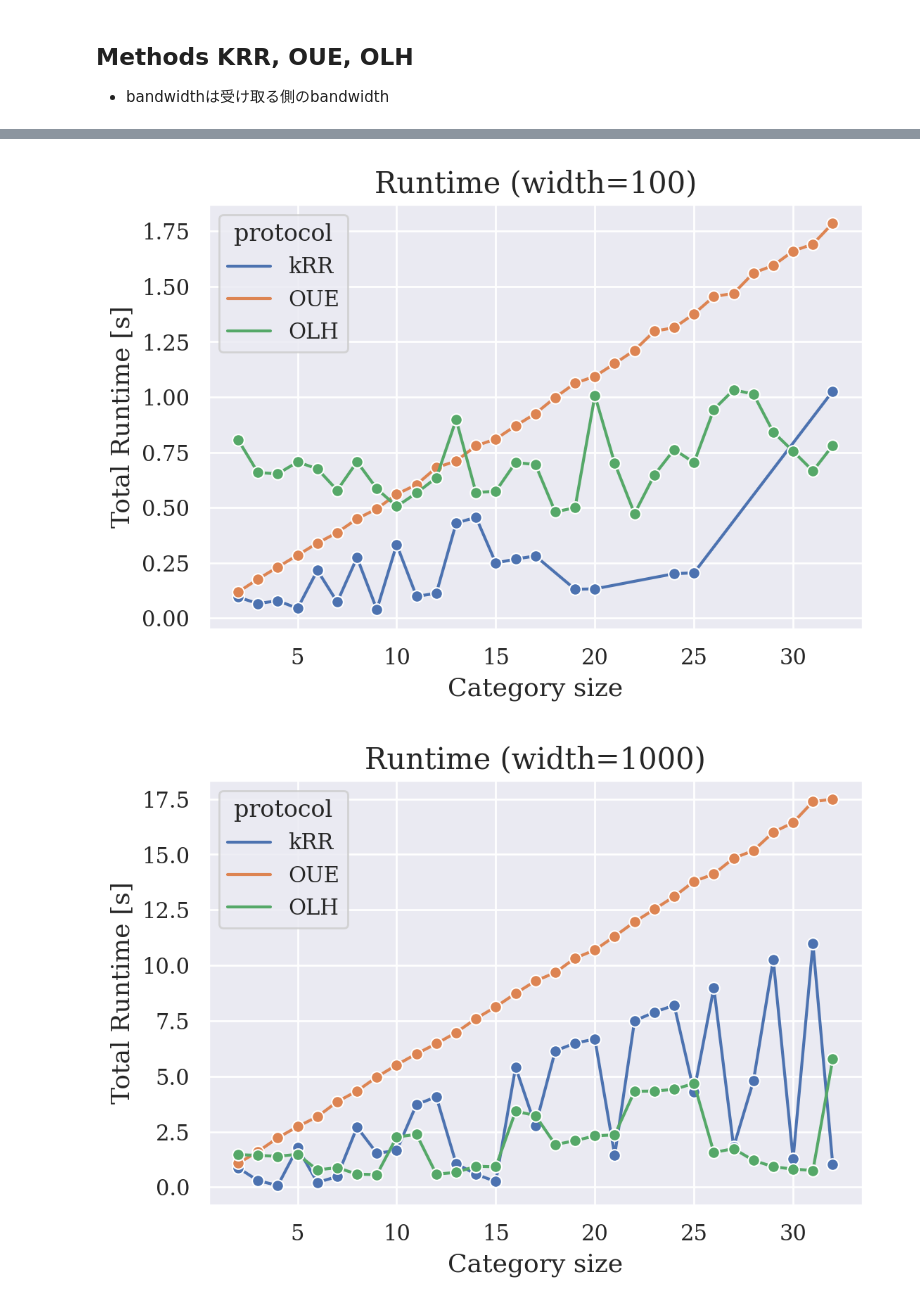
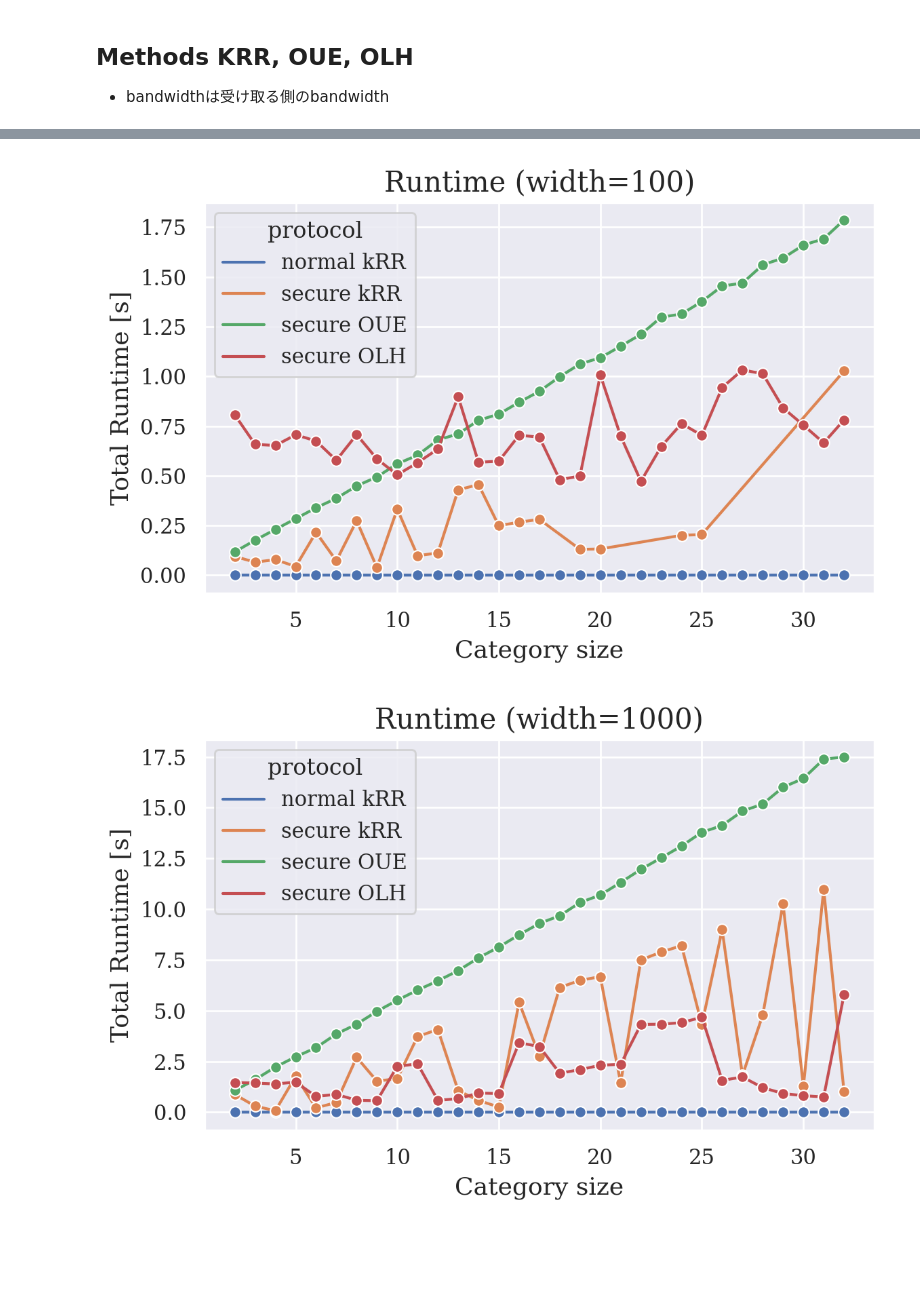
Before and after one commit to FumiyukiKato/verifiable-ldp, a Jupyter notebook: notebook/visualize.ipynb, the cells around one changed output, grey strips where cells are left out. Cells and saved outputs as stored; diff of their text form; code cells hidden in the pictures; blank space fills up the shorter version.

```diff
--- a/notebook/visualize.ipynb
+++ b/notebook/visualize.ipynb
@@ -141,8 +144,8 @@ ax1 = fig.add_subplot(1, 1, 1)
 
 sns.lineplot(x="epsilon", y="probability", hue='protocol', data=data, ax=ax1)
 ax1.set_title('OUE Approximated probability of q (width=%d)'% width, fontsize=15)
-ax1.set_xlabel('epsilon ($\epsilon$)', fontsize=13)
-ax1.set_ylabel('Probability (q)', fontsize=13)
+ax1.set_xlabel('epsilon ($\epsilon$)', fontsize=20)
+ax1.set_ylabel('Probability (q)', fontsize=20)
 ax1.legend(fontsize='large')
 plt.show()
 fig.savefig('oue-width100-cate-10.png')
@@ -208,7 +220,7 @@ role_list = ['verifier', 'prover']
 epsilon = 1.0
 secret_input = 1
 width_list = [100, 1000]
-mech_list = ['krr', 'oue', 'olh']
+mech_list = ['normal', 'krr', 'oue', 'olh']
 
 for width in width_list:
     data_bandwidth = {
@@ -250,6 +262,7 @@ for width in width_list:
     ax1.set_title('Bandwidth (width=%d)'% (width), fontsize=15)
     ax1.set_xlabel('Category size', fontsize=13)
     ax1.set_ylabel('Total Bandwidth [KB]', fontsize=13)
+    plt.tight_layout()
     plt.show()
     fig.savefig('bandwidth-width-%d.png' % width)
 # %% [output]
@@ -261,7 +274,7 @@ role_list = ['verifier', 'prover']
 epsilon = 1.0
 secret_input = 1
 width_list = [100, 1000]
-mech_list = ['krr', 'oue', 'olh']
+mech_list = ['normal', 'krr', 'oue', 'olh']
 
 for width in width_list:
     data_bandwidth = {
@@ -272,32 +285,33 @@ for width in width_list:
     for mech in mech_list:
         for cate_num in cate_num_list:
             is_exists = True
             if mech == 'olh':
                 if cate_num <= 3:
                     g = 2
                 else:
                     g = cate_num // 2
                 params = ['prover', cate_num, epsilon, secret_input, width, g, mech]
             else:
                 params = ['prover', cate_num, epsilon, secret_input, width, mech]
 
             results = loadJsonResult('../result', params)
             if len(results) == 0:
                 is_exists = False
             else:
                 grouped_results = grouping(results)
             if is_exists:
                 data_bandwidth['runtime'].append(np.mean(grouped_results['overall time']))
                 data_bandwidth['cate_num'].append(cate_num)
                 data_bandwidth['protocol'].append(capitalize(mech))
     fig = plt.figure(dpi=200)
     ax1 = fig.add_subplot(1, 1, 1)
     sns.lineplot(x="cate_num", y="runtime", hue='protocol', data=data_bandwidth, ax=ax1, marker="o")
     ax1.set_title('Runtime (width=%d)'% (width), fontsize=15)
     ax1.set_xlabel('Category size', fontsize=13)
     ax1.set_ylabel('Total Runtime [s]', fontsize=13)
+    plt.tight_layout()
     plt.show()
     fig.savefig('runtime-width-%d.png' % width)
 # %% [output]
-[figure, old version]
+[figure, new version]
-[figure, old version]
+[figure, new version]
```
Also changed, not shown: parts of 7 cells of this notebook.
